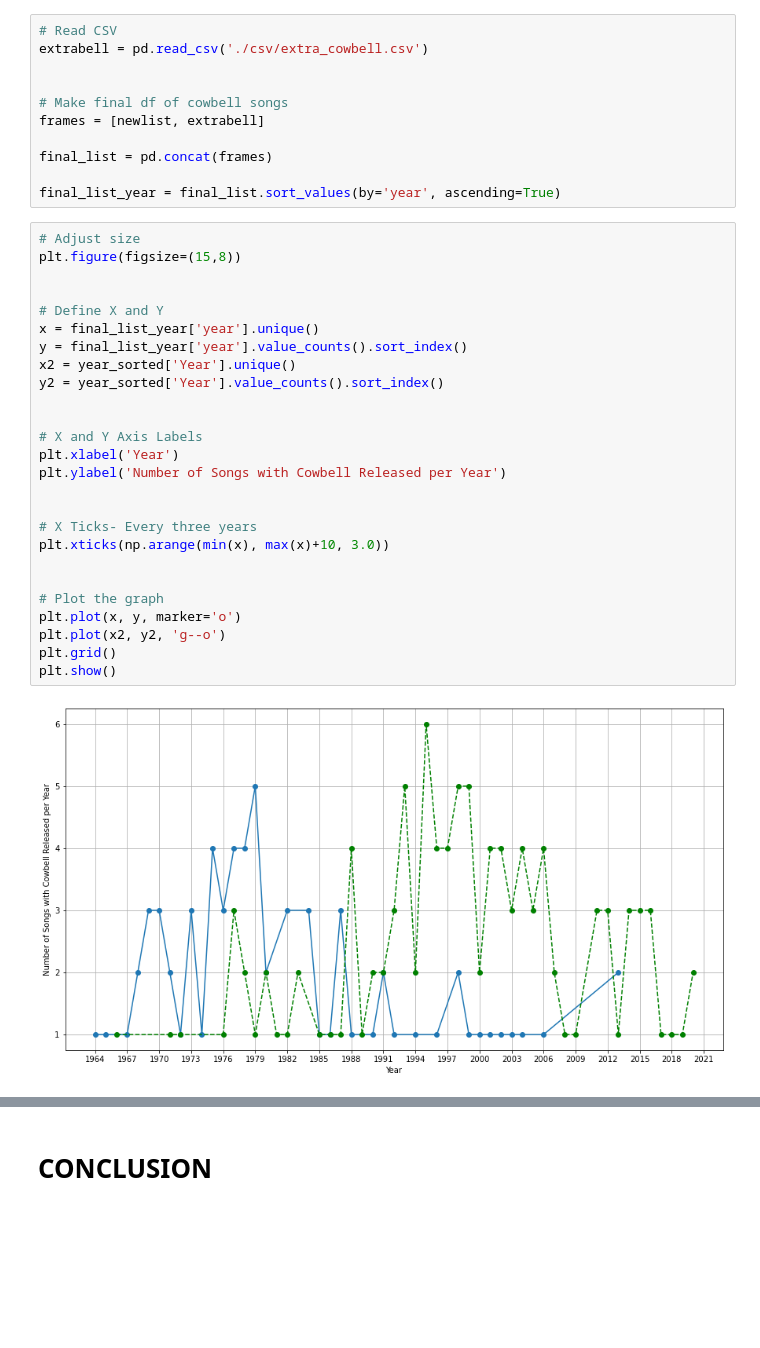
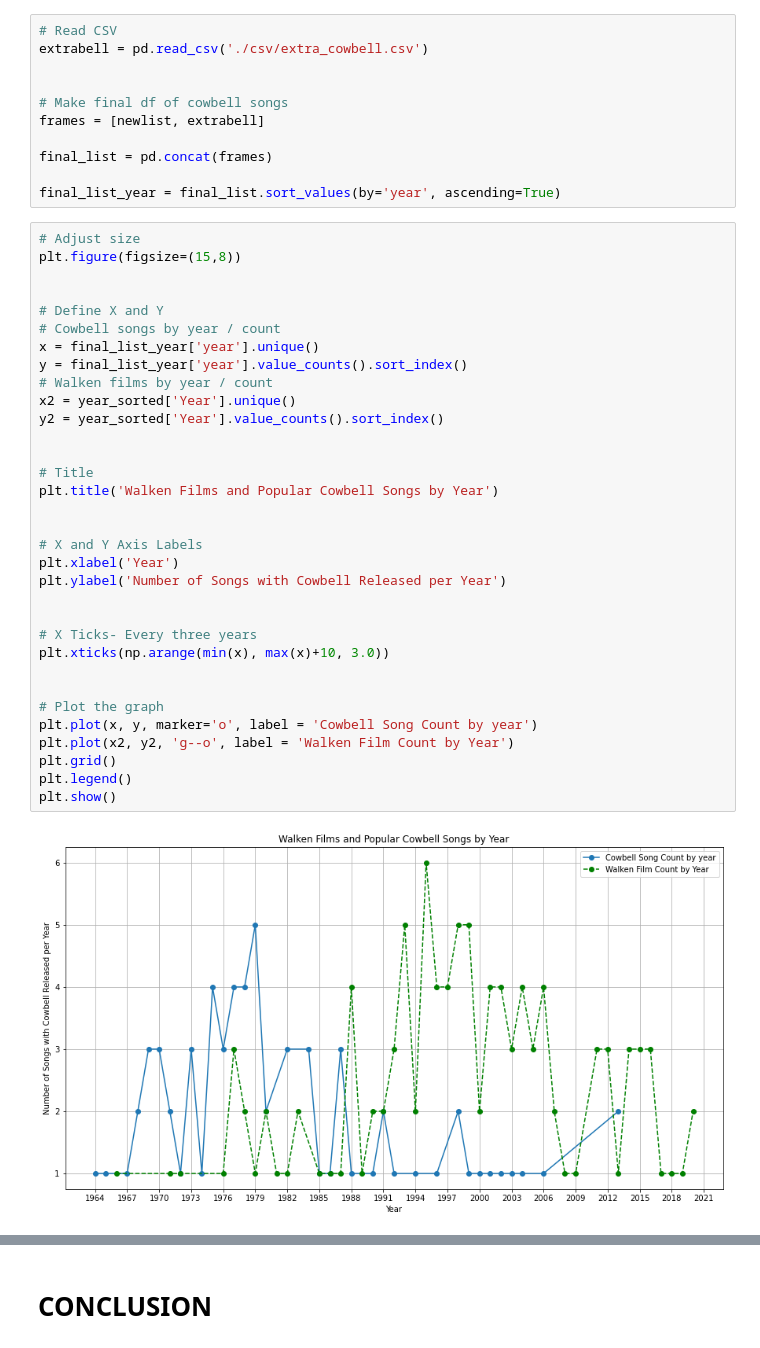
Before and after one commit to Eleanor-Shellstrop/walken, a Jupyter notebook: walken.ipynb, the cells around one changed output, grey strips where cells are left out. Cells and saved outputs as stored; diff of their text form; blank space fills up the shorter version.

```diff
--- a/walken.ipynb
+++ b/walken.ipynb
@@ -314,28 +297,35 @@ final_list_year = final_list.sort_values(by='year', ascending=True)
 # %%
 # Adjust size
 plt.figure(figsize=(15,8))
 
 
 # Define X and Y
+# Cowbell songs by year / count
 x = final_list_year['year'].unique()
 y = final_list_year['year'].value_counts().sort_index()
+# Walken films by year / count
 x2 = year_sorted['Year'].unique()
 y2 = year_sorted['Year'].value_counts().sort_index()
+
+
+# Title
+plt.title('Walken Films and Popular Cowbell Songs by Year')
 
 
 # X and Y Axis Labels
 plt.xlabel('Year')
 plt.ylabel('Number of Songs with Cowbell Released per Year')
 
 
 # X Ticks- Every three years
 plt.xticks(np.arange(min(x), max(x)+10, 3.0))
 
 
 # Plot the graph
-plt.plot(x, y, marker='o')
-plt.plot(x2, y2, 'g--o')
+plt.plot(x, y, marker='o', label = 'Cowbell Song Count by year')
+plt.plot(x2, y2, 'g--o', label = 'Walken Film Count by Year')
 plt.grid()
+plt.legend()
 plt.show()
 # %% [output]
-[figure, old version]
+[figure, new version]
```
Also changed, not shown: parts of 7 cells of this notebook.
